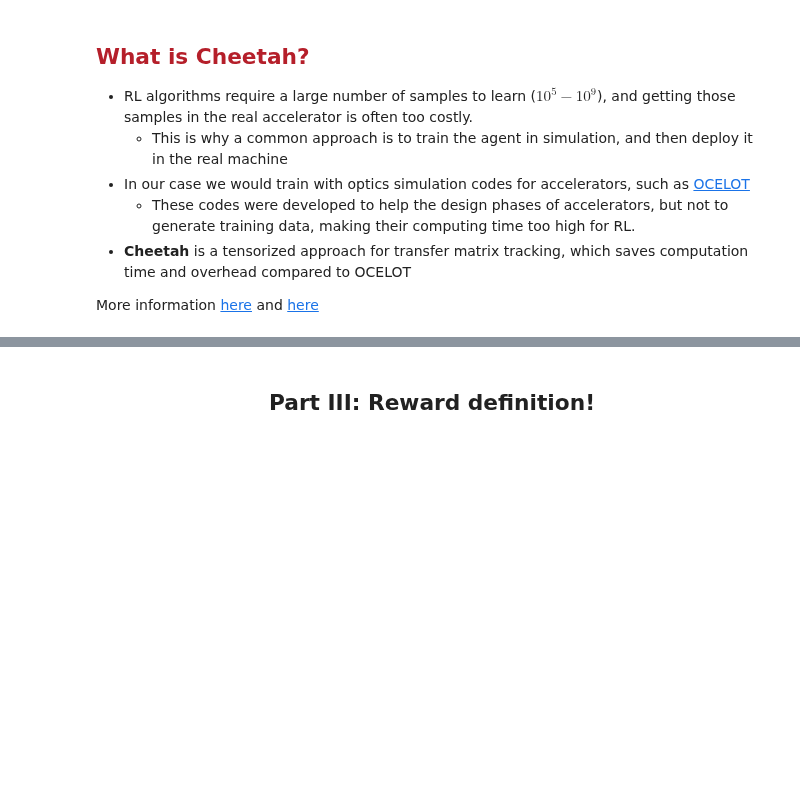
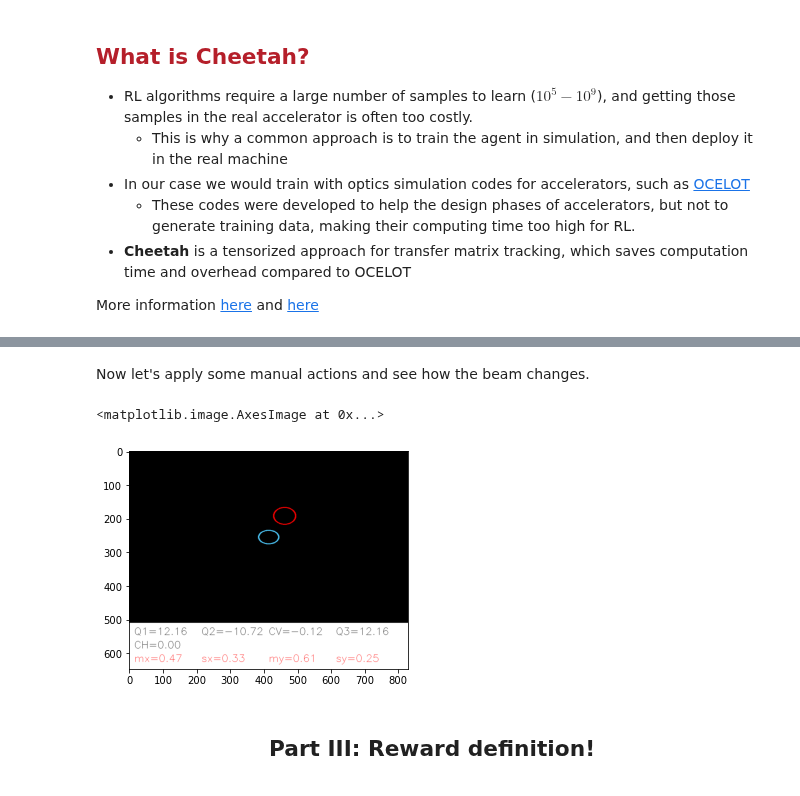
Before and after one commit to ansantam/RL4AA23, a Jupyter notebook: tutorial.ipynb, the cells around one changed output, grey strips where cells are left out. Cells and saved outputs as stored; diff of their text form; code cells hidden in the pictures; blank space fills up the shorter version.

```diff
--- a/tutorial.ipynb
+++ b/tutorial.ipynb
@@ -233,3 +246,16 @@ from utils.utils import NotVecNormalize
+# %% [markdown]
+Now let's apply some manual actions and see how the beam changes.
+# %%
+env = RescaleAction(env,-1,1)  # rescales the action to [-1,1]
+env.reset()
+
+action = np.array([0.3,-0.1,-0.2,0.3,0])  # Choose your action here
+
+env.step(action)
+plt.imshow(env.render(mode="rgb_array"))
+# %% [output]
+<matplotlib.image.AxesImage at 0x...>
+[figure, added]
 # %% [markdown]
 <div style="text-align: center; width:100%;">
     <h2>Part III: Reward definition!</h2>
```
Also changed, not shown: parts of 5 cells of this notebook, 1 other file.
